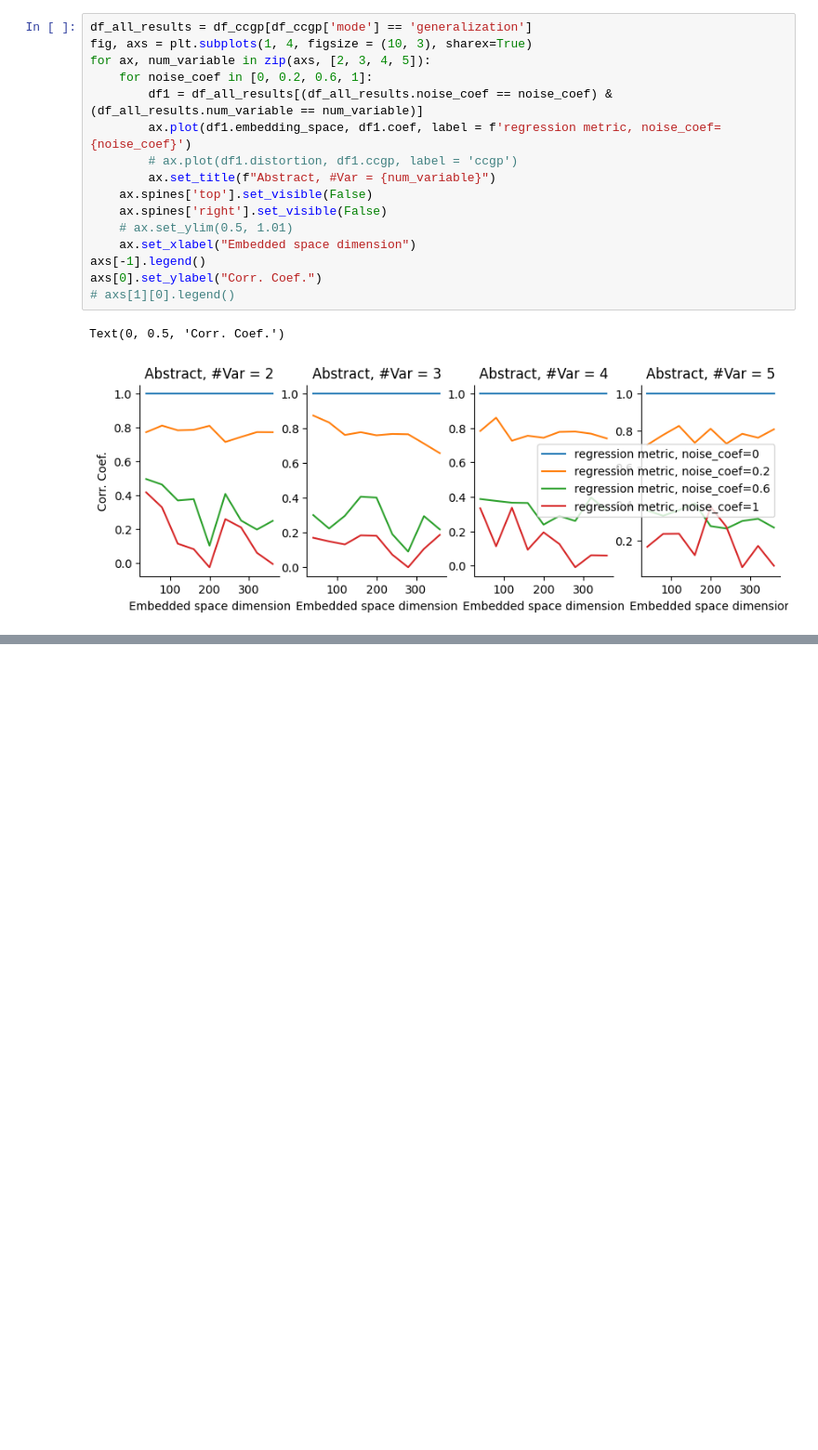
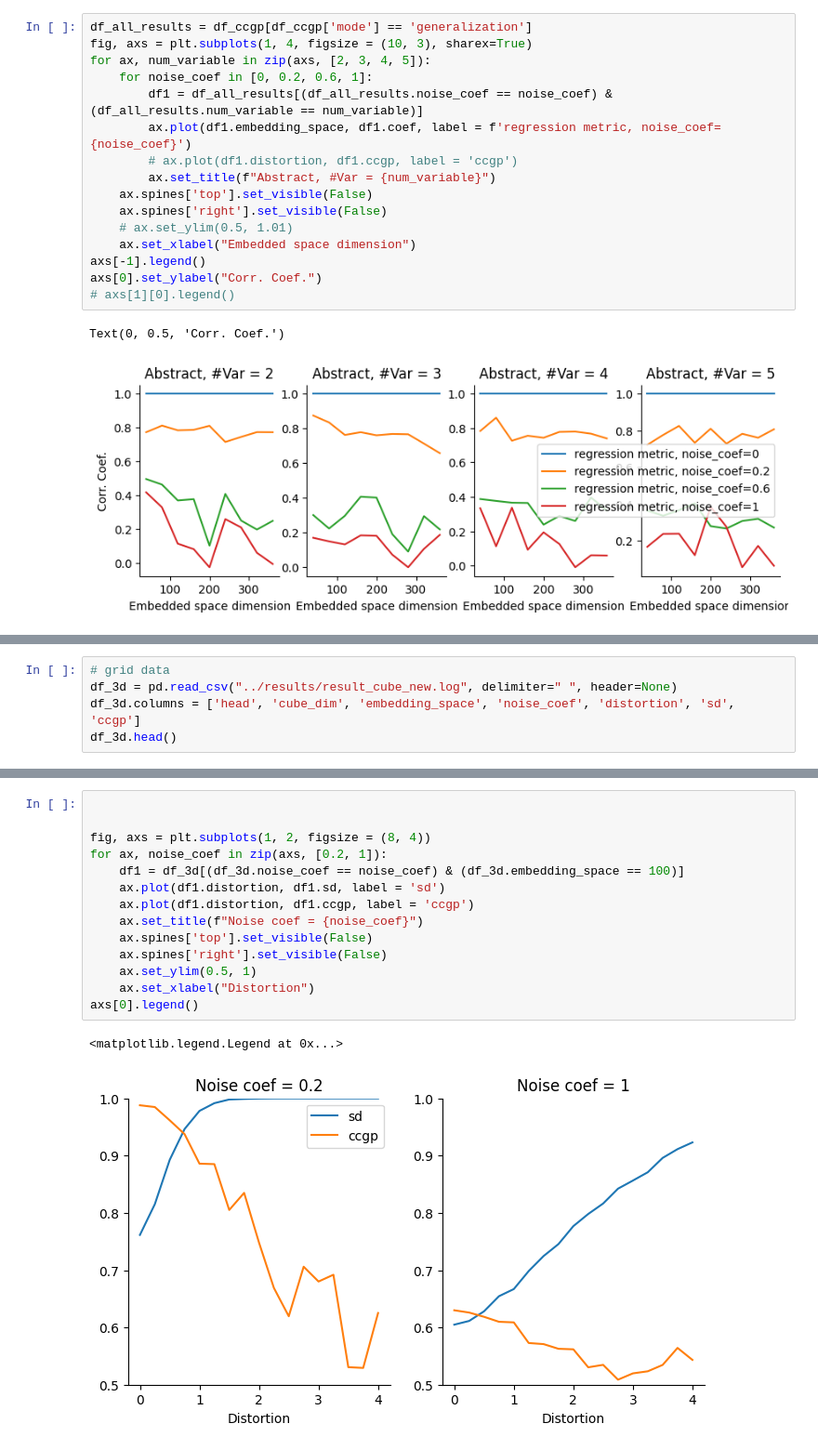
Before and after one commit to bjmiao/abstract_geometry, a Jupyter notebook: playground/data_process.ipynb, the cells around one changed output, grey strips where cells are left out. Shown at 93% size. Saved outputs shown, nothing was run; the diff lists cells and outputs as text; blank space fills up the shorter version.

```diff
--- a/playground/data_process.ipynb
+++ b/playground/data_process.ipynb
@@ -308,0 +415,5 @@ Text(0, 0.5, 'Corr. Coef.')
+# %%
+# grid data
+df_3d = pd.read_csv("../results/result_cube_new.log", delimiter=" ", header=None)
+df_3d.columns = ['head', 'cube_dim', 'embedding_space', 'noise_coef', 'distortion', 'sd', 'ccgp']
+df_3d.head()
@@ -308,0 +427,17 @@ Text(0, 0.5, 'Corr. Coef.')
+# %%
+
+
+fig, axs = plt.subplots(1, 2, figsize = (8, 4))
+for ax, noise_coef in zip(axs, [0.2, 1]):
+    df1 = df_3d[(df_3d.noise_coef == noise_coef) & (df_3d.embedding_space == 100)]
+    ax.plot(df1.distortion, df1.sd, label = 'sd')
+    ax.plot(df1.distortion, df1.ccgp, label = 'ccgp')
+    ax.set_title(f"Noise coef = {noise_coef}")
+    ax.spines['top'].set_visible(False)
+    ax.spines['right'].set_visible(False)
+    ax.set_ylim(0.5, 1)
+    ax.set_xlabel("Distortion")
+axs[0].legend()
+# %% [output]
+<matplotlib.legend.Legend at 0x...>
+[figure, added]
```
Also changed, not shown: parts of 9 cells of this notebook.
